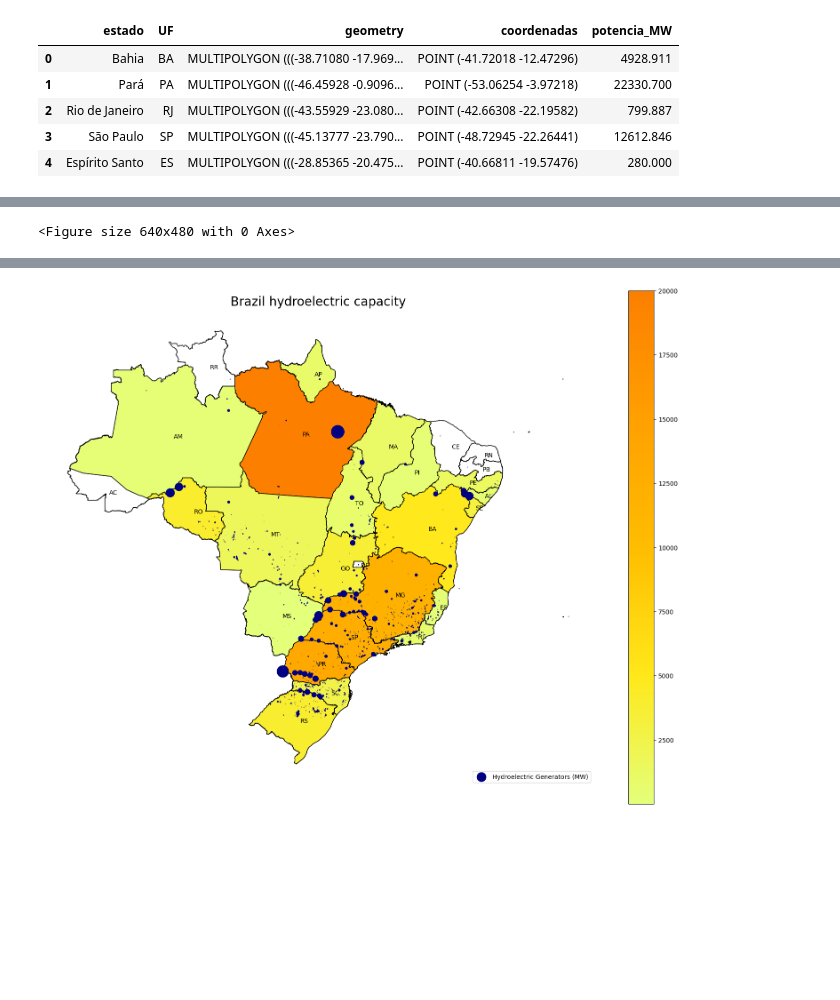
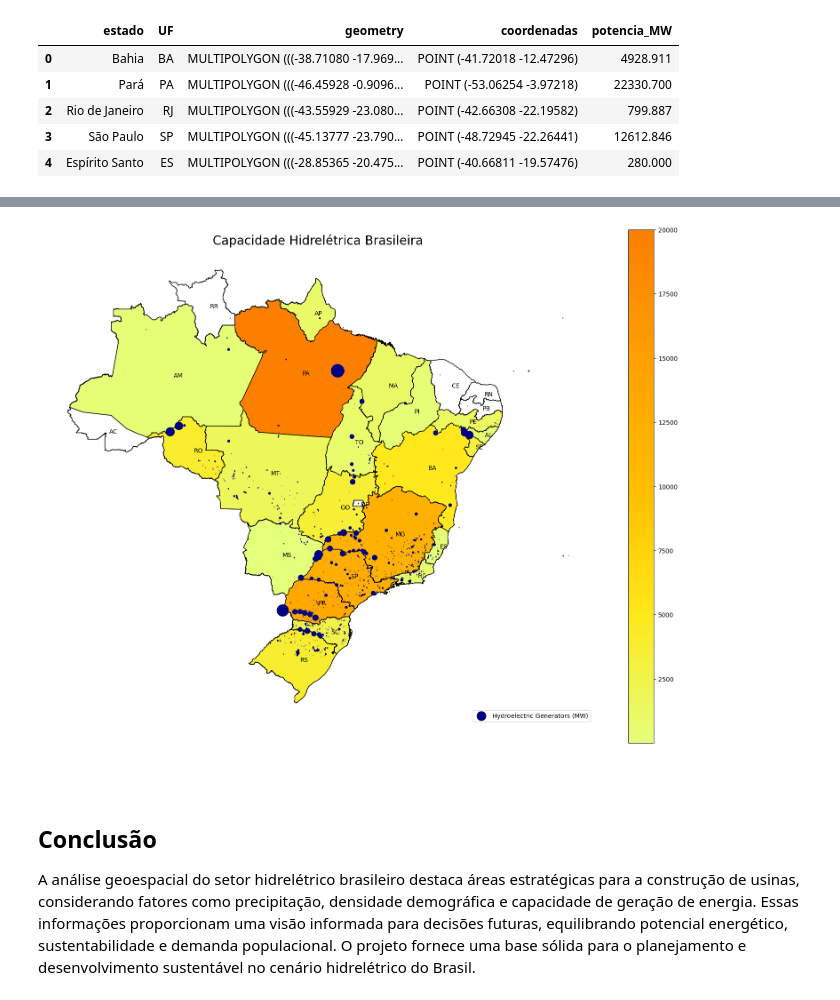
Before and after one commit to mcatrinque/brazilian_hydropower, a Jupyter notebook: brazilian_hydropower_analysis.ipynb, the cells around one changed output, grey strips where cells are left out. Saved outputs shown, nothing was run; the diff lists cells and outputs as text; code cells hidden in the pictures; blank space fills up the shorter version.

```diff
--- a/brazilian_hydropower_analysis.ipynb
+++ b/brazilian_hydropower_analysis.ipynb
@@ -195,10 +195,9 @@ hidreletricas_estados.head()
 | 3 | São Paulo | SP | MULTIPOLYGON (((-45.13777 -23.790... | POINT (-48.72945 -22.26441) | 12612.846 |
 | 4 | Espírito Santo | ES | MULTIPOLYGON (((-28.85365 -20.475... | POINT (-40.66811 -19.57476) | 280.000 |
 # %%
-csfont = {'fontname':'IBM Plex Mono, monospace'}
 fig = plt.figure()
 fig, gax = plt.subplots(figsize = (20,15))
-plt.title("Brazil hydroelectric capacity", fontsize=20, **csfont)
+plt.title("Capacidade Hidrelétrica Brasileira", fontsize=20)
 estados.plot(
     ax=gax,
     edgecolor='black',
@@ -224,7 +223,7 @@ hidreletricas_geo.plot(ax=gax,
                        markersize=hidreletricas_geo['potencia_MW']*0.05)
 gax.legend(loc='lower right')
 
-gax.annotate('States Hydropower (MW)',xy=(0.8, 0.06),  xycoords='figure fraction')
+gax.annotate('Potencial Hidrelétrico (MW)',xy=(0.8, 0.06),  xycoords='figure fraction')
 for x, y, label in zip(hidreletricas_estados['coordenadas'].x, hidreletricas_estados['coordenadas'].y, hidreletricas_estados['UF']):
     gax.annotate(label, xy=(x,y-0.5), xytext=(4,4), textcoords='offset points')
 
@@ -242 +234,0 @@ WARNING:matplotlib.font_manager:findfont: Font family 'IBM Plex Mono, monospace'
-<Figure size 640x480 with 0 Axes>
@@ -246 +235,5 @@ WARNING:matplotlib.font_manager:findfont: Font family 'IBM Plex Mono, monospace'
-[figure, old version]
+[figure, new version]
+# %% [markdown]
+## Conclusão
+
+A análise geoespacial do setor hidrelétrico brasileiro destaca áreas estratégicas para a construção de usinas, considerando fatores como precipitação, densidade demográfica e capacidade de geração de energia. Essas informações proporcionam uma visão informada para decisões futuras, equilibrando potencial energético, sustentabilidade e demanda populacional. O projeto fornece uma base sólida para o planejamento e desenvolvimento sustentável no cenário hidrelétrico do Brasil.
```
Also changed, not shown: parts of 7 cells of this notebook.
